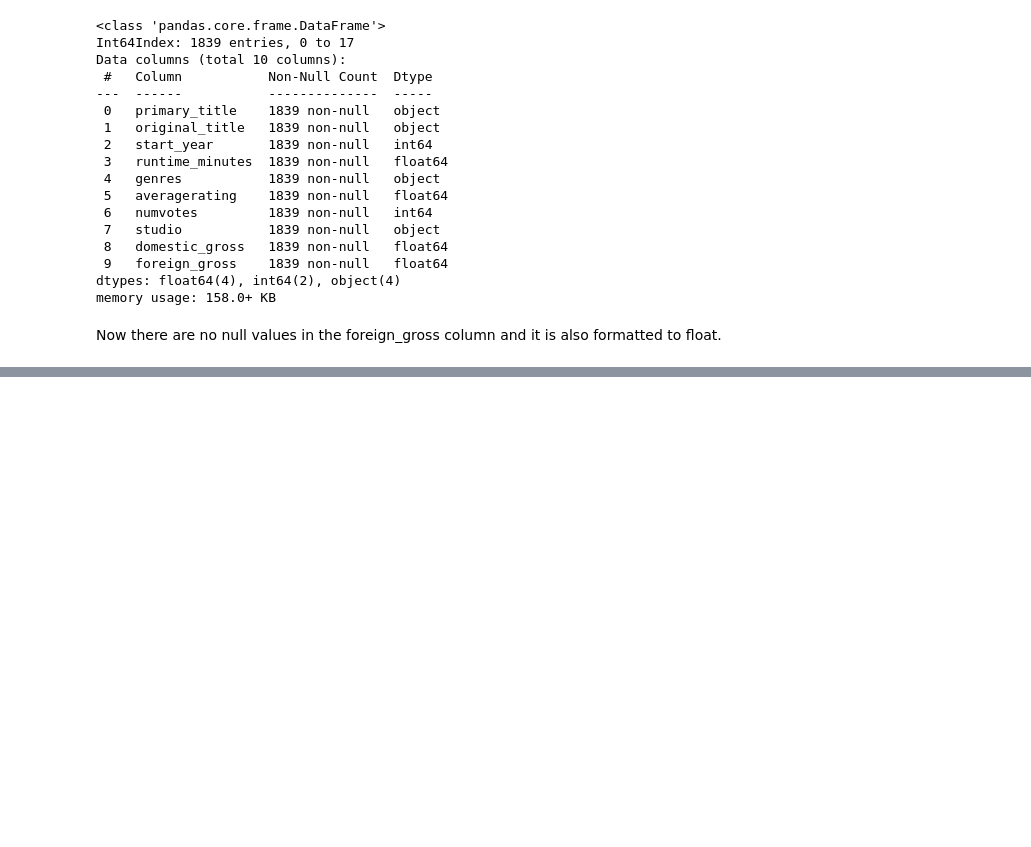
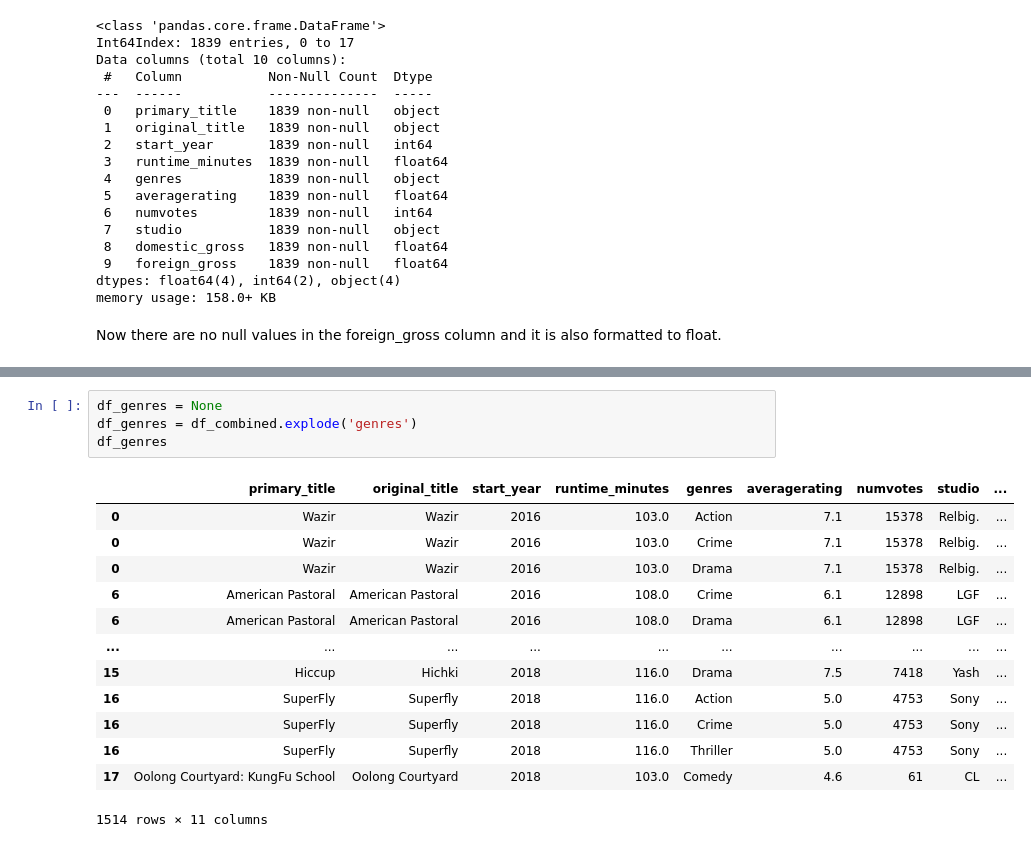
Before and after one commit to drkfitz13/dsc-phase-1-project, a Jupyter notebook: student.ipynb, the cells around one changed output, grey strips where cells are left out. Drawn from its saved outputs; the diff is of its cells as text; blank space fills up the shorter version.

```diff
--- a/student.ipynb
+++ b/student.ipynb
@@ -662,0 +736,18 @@ df_combined.describe()
+# %%
+df_genres = None
+df_genres = df_combined.explode('genres')
+df_genres
+# %% [output]
+|  | primary_title | original_title | start_year | runtime_minutes | genres | averagerating | numvotes | studio | ... |
+| 0 | Wazir | Wazir | 2016 | 103.0 | Action | 7.1 | 15378 | Relbig. | ... |
+| 0 | Wazir | Wazir | 2016 | 103.0 | Crime | 7.1 | 15378 | Relbig. | ... |
+| 0 | Wazir | Wazir | 2016 | 103.0 | Drama | 7.1 | 15378 | Relbig. | ... |
+| 6 | American Pastoral | American Pastoral | 2016 | 108.0 | Crime | 6.1 | 12898 | LGF | ... |
+| 6 | American Pastoral | American Pastoral | 2016 | 108.0 | Drama | 6.1 | 12898 | LGF | ... |
+| ... | ... | ... | ... | ... | ... | ... | ... | ... | ... |
+| 15 | Hiccup | Hichki | 2018 | 116.0 | Drama | 7.5 | 7418 | Yash | ... |
+| 16 | SuperFly | Superfly | 2018 | 116.0 | Action | 5.0 | 4753 | Sony | ... |
+| 16 | SuperFly | Superfly | 2018 | 116.0 | Crime | 5.0 | 4753 | Sony | ... |
+| 16 | SuperFly | Superfly | 2018 | 116.0 | Thriller | 5.0 | 4753 | Sony | ... |
+| 17 | Oolong Courtyard: KungFu School | Oolong Courtyard | 2018 | 103.0 | Comedy | 4.6 | 61 | CL | ... |
+1514 rows × 11 columns
```
Also changed, not shown: parts of 37 cells of this notebook.
